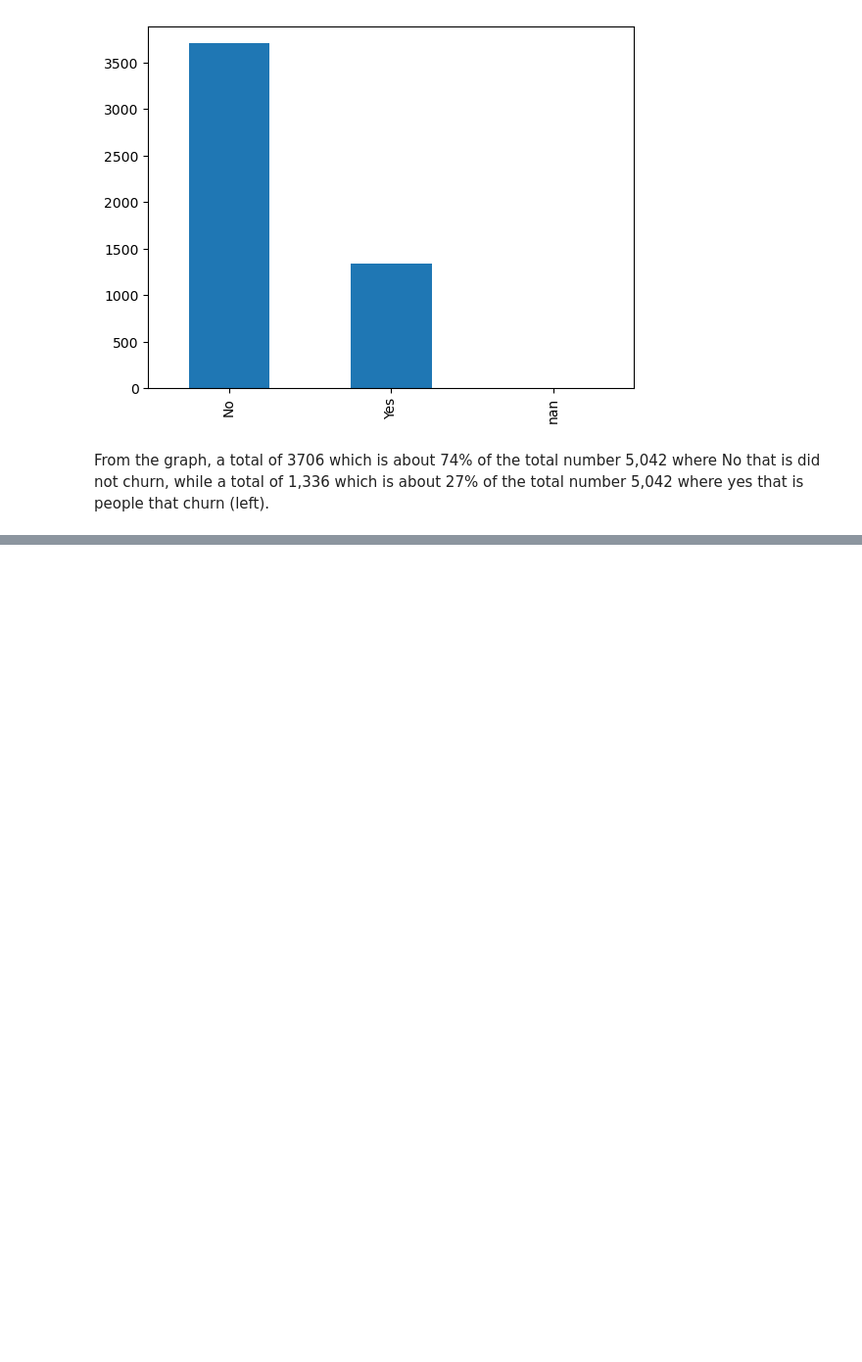
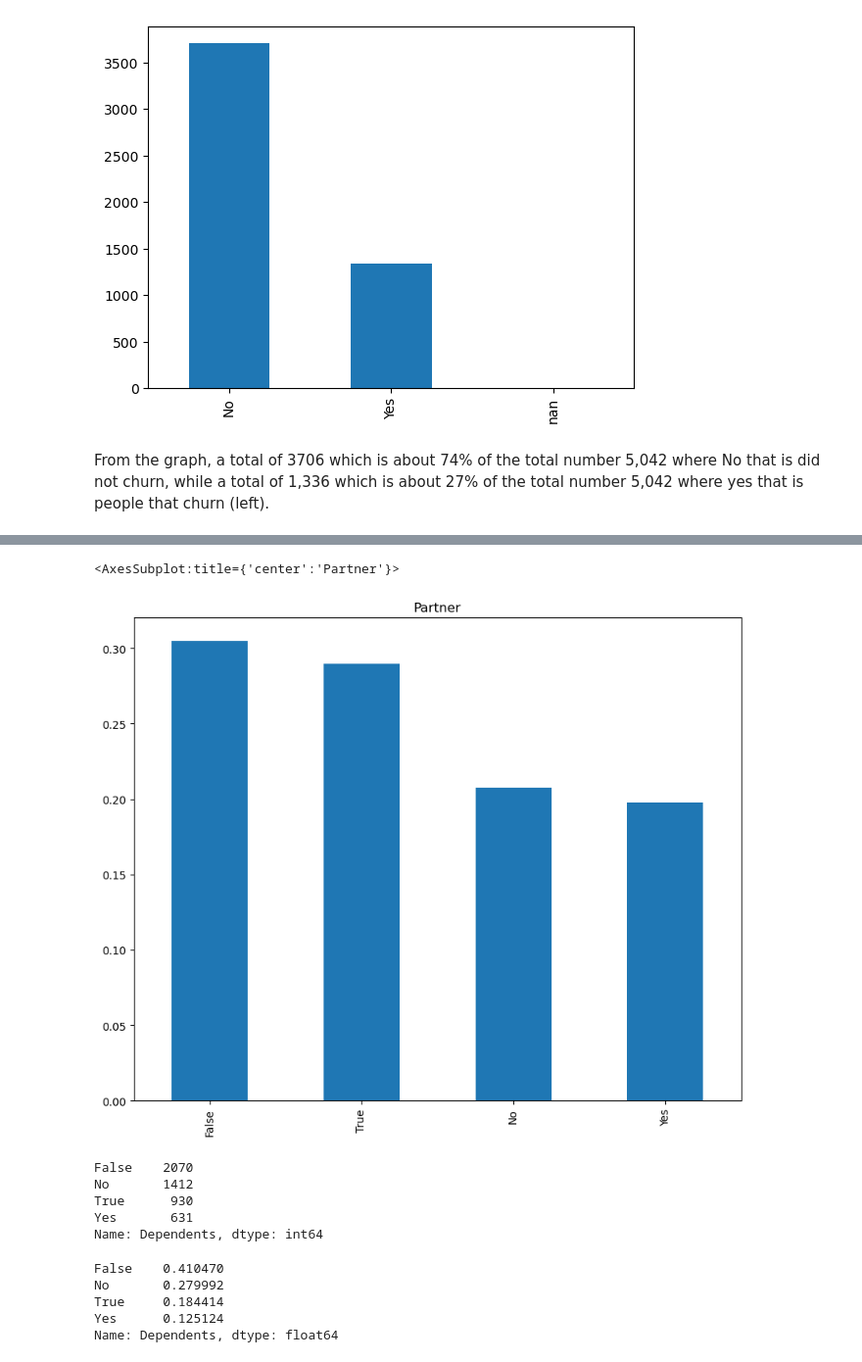
Before and after one commit to Christian-Iyke/Customer_Churn_Classification_Project, a Jupyter notebook: CUSTOMER_CHURN_PROJECT.ipynb, the cells around one changed output, grey strips where cells are left out. Shown at 98% size. Cells and saved outputs as stored; diff of their text form; code cells hidden in the pictures; blank space fills up the shorter version.

```diff
--- a/CUSTOMER_CHURN_PROJECT.ipynb
+++ b/CUSTOMER_CHURN_PROJECT.ipynb
@@ -442,0 +488,21 @@ From the graph, a total of 3706 which is about 74% of the total number 5,042 whe
+# %%
+train['Partner'].value_counts(normalize = True).plot.bar(figsize = (10,8), title = 'Partner')
+# %% [output]
+<AxesSubplot:title={'center':'Partner'}>
+[figure, added]
+# %%
+train['Dependents'].value_counts()
+# %% [output]
+False    2070
+No       1412
+True      930
+Yes       631
+Name: Dependents, dtype: int64
+# %%
+train['Dependents'].value_counts(normalize = True)
+# %% [output]
+False    0.410470
+No       0.279992
+True     0.184414
+Yes      0.125124
+Name: Dependents, dtype: float64
```
Also changed, not shown: parts of 13 cells of this notebook.
